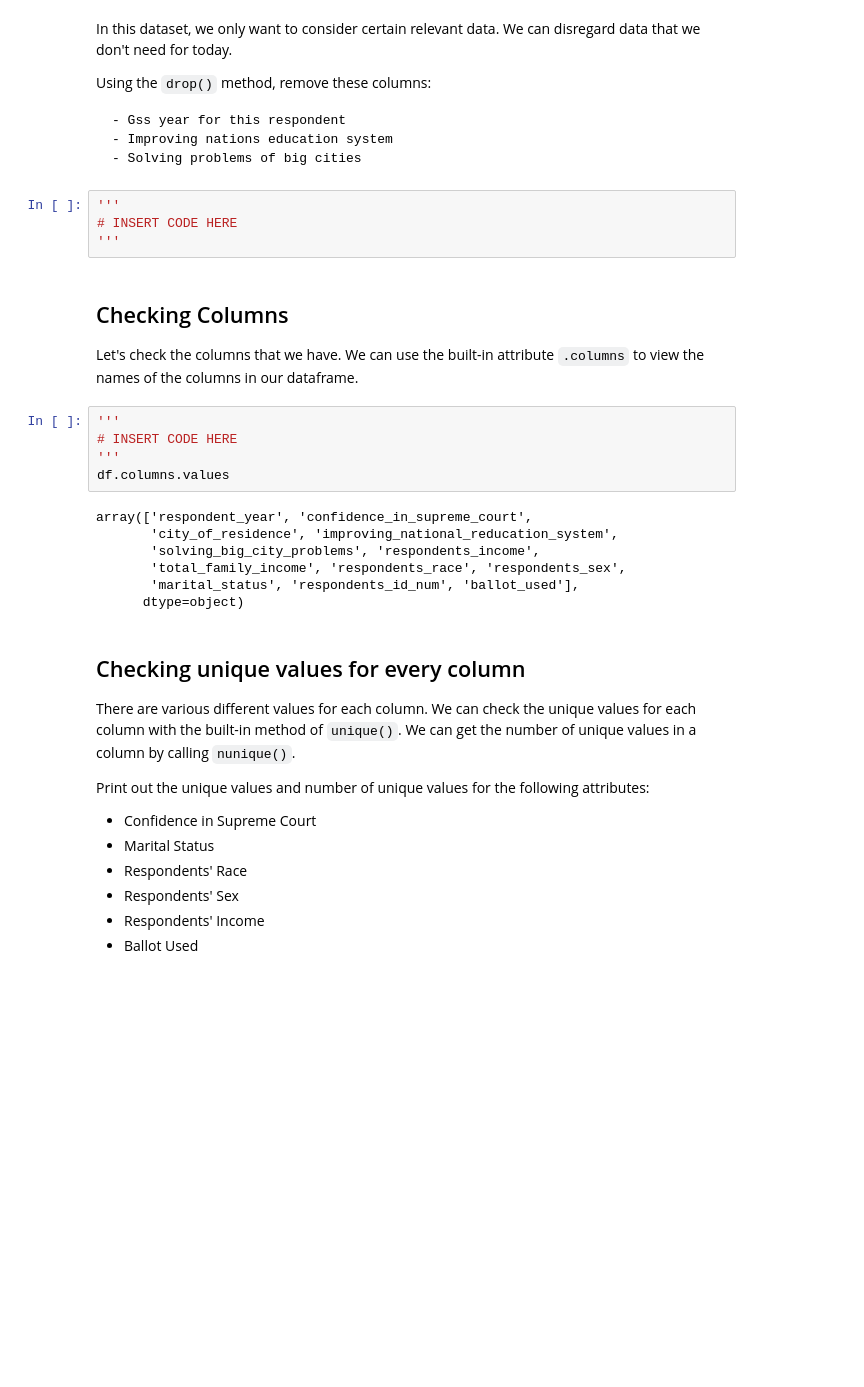
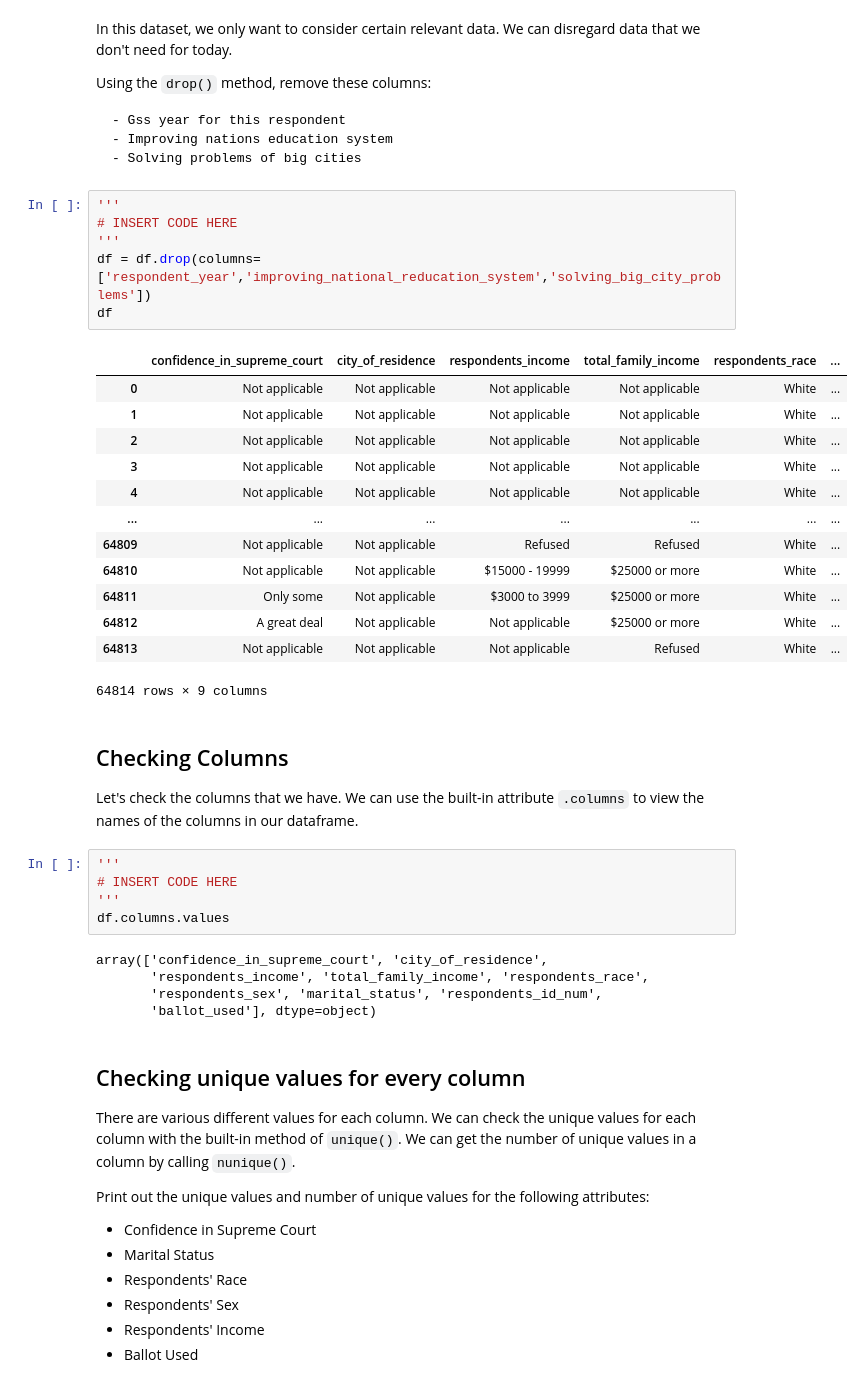
Before and after one commit to bitprj/BitU-3WBootCamp, a Jupyter notebook: Week_4/Sac_State_Notebook.ipynb, the cells around one changed output. Drawn from its saved outputs; the diff is of its cells as text; blank space fills up the shorter version.

```diff
--- a/Week_4/Sac_State_Notebook.ipynb
+++ b/Week_4/Sac_State_Notebook.ipynb
@@ -184,7 +202,23 @@ Using the `drop()` method, remove these columns:
 # %%
 '''
 # INSERT CODE HERE
 '''
+df = df.drop(columns=['respondent_year','improving_national_reducation_system','solving_big_city_problems'])
+df
+# %% [output]
+|  | confidence_in_supreme_court | city_of_residence | respondents_income | total_family_income | respondents_race | ... |
+| 0 | Not applicable | Not applicable | Not applicable | Not applicable | White | ... |
+| 1 | Not applicable | Not applicable | Not applicable | Not applicable | White | ... |
+| 2 | Not applicable | Not applicable | Not applicable | Not applicable | White | ... |
+| 3 | Not applicable | Not applicable | Not applicable | Not applicable | White | ... |
+| 4 | Not applicable | Not applicable | Not applicable | Not applicable | White | ... |
+| ... | ... | ... | ... | ... | ... | ... |
+| 64809 | Not applicable | Not applicable | Refused | Refused | White | ... |
+| 64810 | Not applicable | Not applicable | $15000 - 19999 | $25000 or more | White | ... |
+| 64811 | Only some | Not applicable | $3000 to 3999 | $25000 or more | White | ... |
+| 64812 | A great deal | Not applicable | Not applicable | $25000 or more | White | ... |
+| 64813 | Not applicable | Not applicable | Not applicable | Refused | White | ... |
+64814 rows × 9 columns
 # %% [markdown]
 ## Checking Columns
 Let's check the columns that we have. We can use the built-in attribute `.columns` to view the names of the columns in our dataframe.
@@ -194,12 +228,10 @@ Let's check the columns that we have. We can use the built-in attribute `.column
 '''
 df.columns.values
 # %% [output]
-array(['respondent_year', 'confidence_in_supreme_court',
-       'city_of_residence', 'improving_national_reducation_system',
-       'solving_big_city_problems', 'respondents_income',
-       'total_family_income', 'respondents_race', 'respondents_sex',
-       'marital_status', 'respondents_id_num', 'ballot_used'],
-      dtype=object)
+array(['confidence_in_supreme_court', 'city_of_residence',
+       'respondents_income', 'total_family_income', 'respondents_race',
+       'respondents_sex', 'marital_status', 'respondents_id_num',
+       'ballot_used'], dtype=object)
 # %% [markdown]
 ## Checking unique values for every column
 There are various different values for each column. We can check the unique values for each column with the built-in method of `unique()`. We can get the number of unique values in a column by calling `nunique()`.
```
Also changed, not shown: parts of 14 cells of this notebook.
